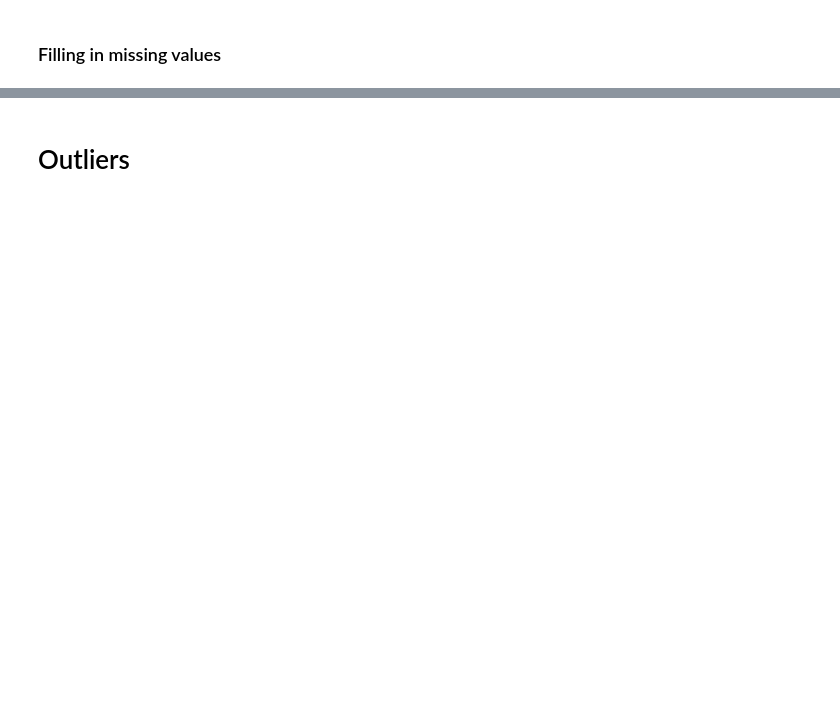
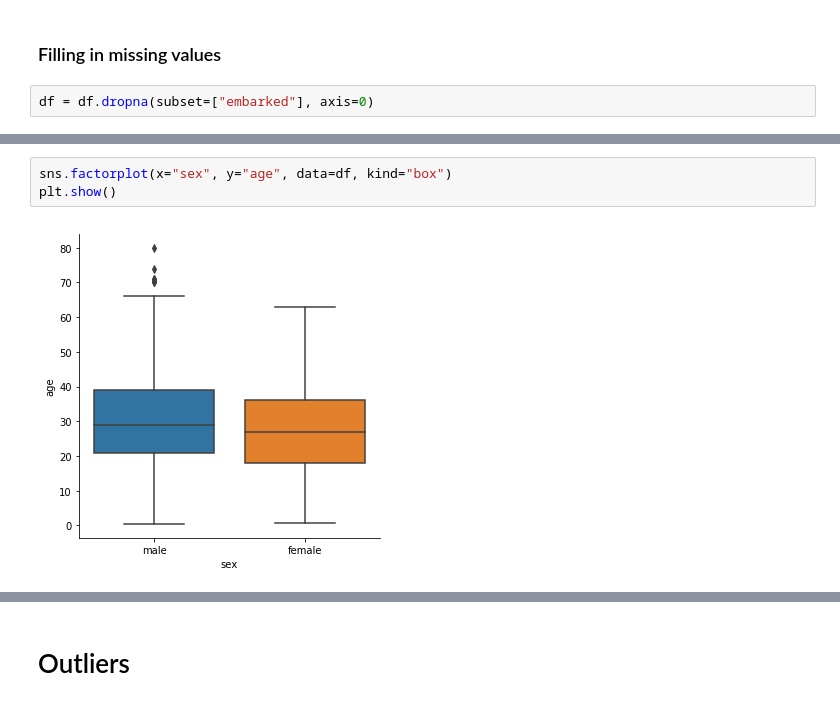
Before and after one commit to iz4vve-talks/ml-course, a Jupyter notebook: notebooks/03.DataAnalysis101.ipynb, the cells around one changed output, grey strips where cells are left out. Drawn from its saved outputs; the diff is of its cells as text; blank space fills up the shorter version.

```diff
--- a/notebooks/03.DataAnalysis101.ipynb
+++ b/notebooks/03.DataAnalysis101.ipynb
@@ -194,2 +187,4 @@ dtype: int64
 # %% [markdown]
 ### Filling  in  missing values
+# %%
+df = df.dropna(subset=["embarked"], axis=0)
@@ -195,0 +203,5 @@ dtype: int64
+# %%
+sns.factorplot(x="sex", y="age", data=df, kind="box")
+plt.show()
+# %% [output]
+[figure, added]
```
Also changed, not shown: parts of 54 cells of this notebook, 1 other file.
